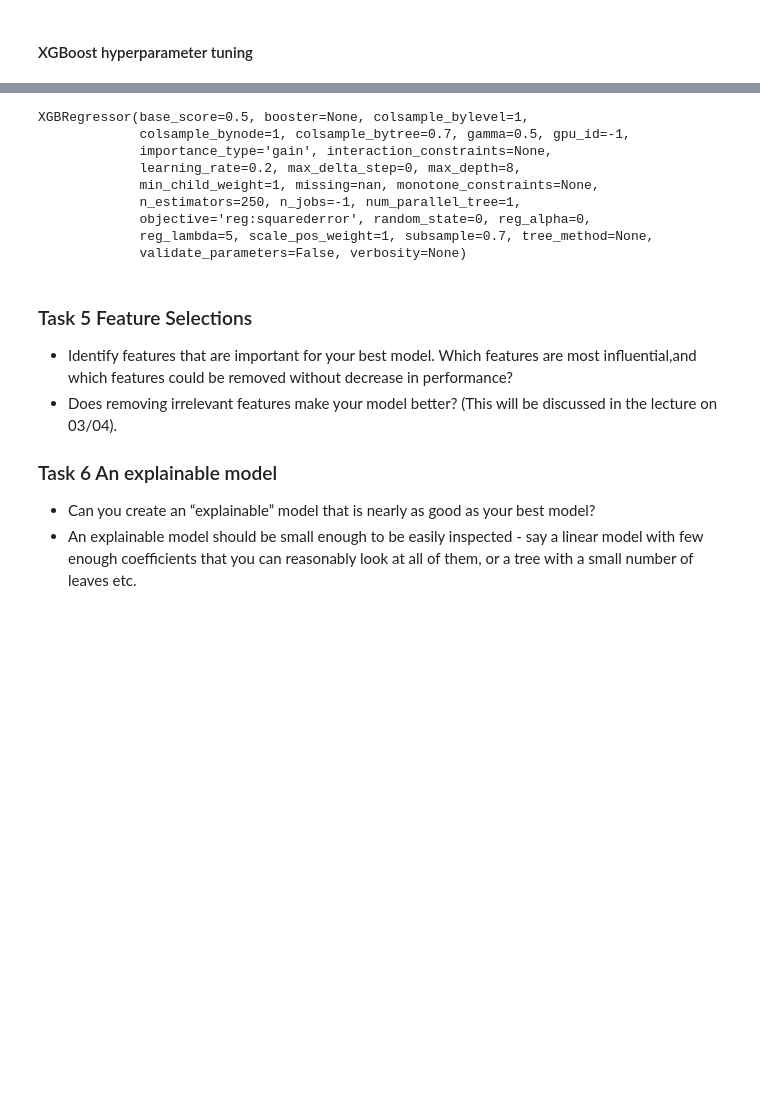
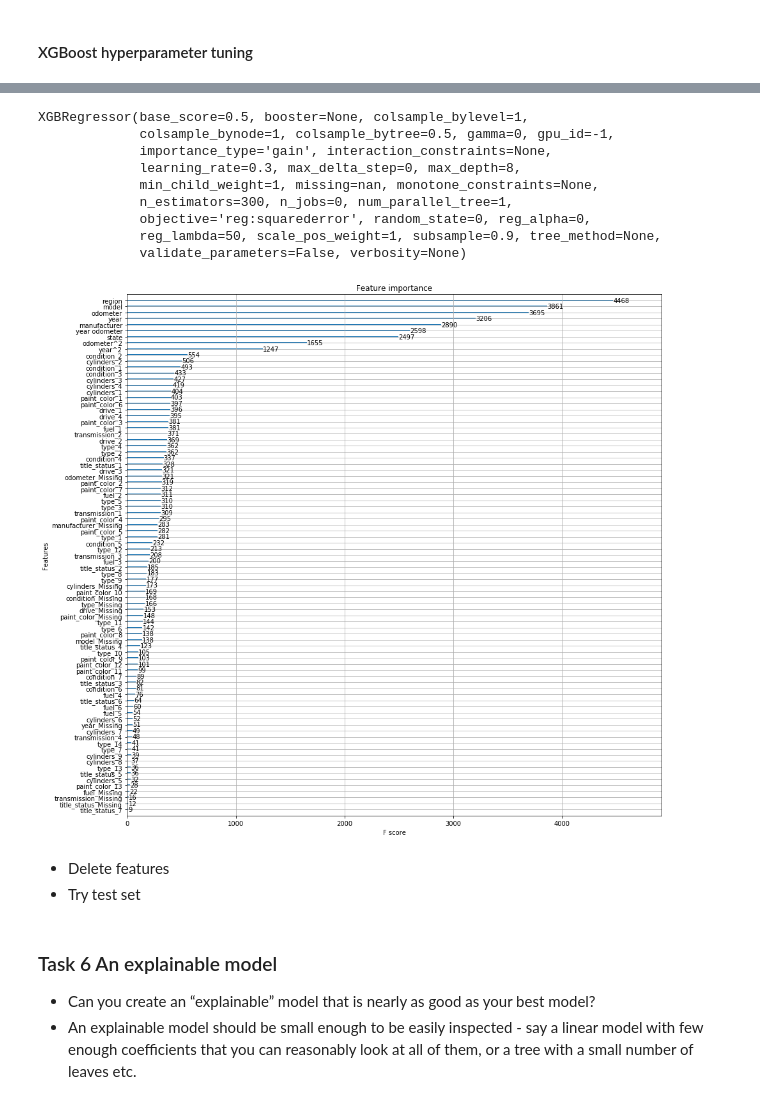
Before and after one commit to leogcalderon/Applied_ML2020, a Jupyter notebook: Evaluation/Assignment 3 - Full ML task.ipynb, the cells around one changed output, grey strips where cells are left out. Cells and saved outputs as stored; diff of their text form; code cells hidden in the pictures; blank space fills up the shorter version.

```diff
--- a/Evaluation/Assignment 3 - Full ML task.ipynb
+++ b/Evaluation/Assignment 3 - Full ML task.ipynb
@@ -462,3 +467,3 @@ grid_search = GridSearchCV(model,params,
 # %%
-grid_search.fit(X_train_final,y_train)
+grid_search.fit(X_train_pp,y_train)
 # %% [output]
@@ -515,12 +503,25 @@ Cross validation results - R2: 80.88 %
+# %%
+X_train_pp2 = ce.TargetEncoder(cols=target_encoding).fit_transform(X_train_pp,y_train)
+X_train_pp2 = ce.OneHotEncoder(cols=onehot).fit_transform(X_train_pp2)
+p = PolynomialFeatures()
+X_train_pp2 = pd.concat([X_train_pp2,pd.DataFrame(p.fit_transform(X_train_pp2[continuous]),columns = p.get_feature_names(continuous))[['year^2','year odometer','odometer^2']]],axis=1)
+# %%
+final_model = XGBRegressor(colsample_bytree = 0.5,
+                           max_depth = 8,
+                           subsample = 0.9,
+                           gamma = 0,
+                           reg_lambda = 50,
+                           n_estimators = 300,
+                           learning_rate = 0.3)
 # %%
-model.fit(X_train_final,y_train)
+final_model.fit(X_train_pp2,y_train)
 # %% [output]
 XGBRegressor(base_score=0.5, booster=None, colsample_bylevel=1,
-             colsample_bynode=1, colsample_bytree=0.7, gamma=0.5, gpu_id=-1,
+             colsample_bynode=1, colsample_bytree=0.5, gamma=0, gpu_id=-1,
              importance_type='gain', interaction_constraints=None,
-             learning_rate=0.2, max_delta_step=0, max_depth=8,
+             learning_rate=0.3, max_delta_step=0, max_depth=8,
              min_child_weight=1, missing=nan, monotone_constraints=None,
-             n_estimators=250, n_jobs=-1, num_parallel_tree=1,
+             n_estimators=300, n_jobs=0, num_parallel_tree=1,
              objective='reg:squarederror', random_state=0, reg_alpha=0,
-             reg_lambda=5, scale_pos_weight=1, subsample=0.7, tree_method=None,
+             reg_lambda=50, scale_pos_weight=1, subsample=0.9, tree_method=None,
              validate_parameters=False, verbosity=None)
@@ -530,8 +528,13 @@ model.feature
+# %%
+f,ax = plt.subplots(figsize=(15,15))
+plot_importance(final_model, ax = ax)
+plt.show()
+# %% [output]
+[figure, added]
+# %% [markdown]
+- Delete features
+- Try test set
 # %% [markdown]
-### Task 5 Feature Selections
-- Identify features that are important for your best model. Which features are most influential,and which features could be removed without decrease in performance?
-- Does removing irrelevant features make your model better? (This will be discussed in the lecture on 03/04).
-
 ### Task 6 An explainable model
 - Can you create an “explainable” model that is nearly as good as your best model?
 - An explainable model should be small enough to be easily inspected - say a linear model with few enough coefficients that you can reasonably look at all of them, or a tree with a small number of leaves etc.
```
Also changed, not shown: parts of 13 cells of this notebook.
